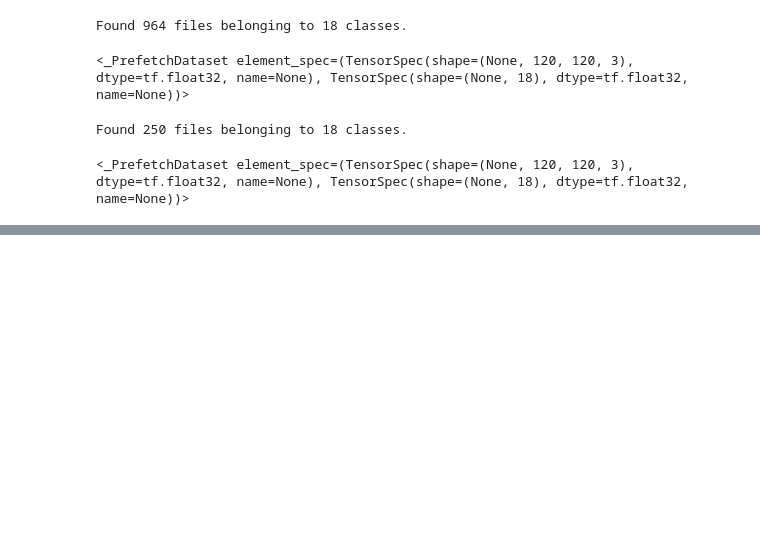
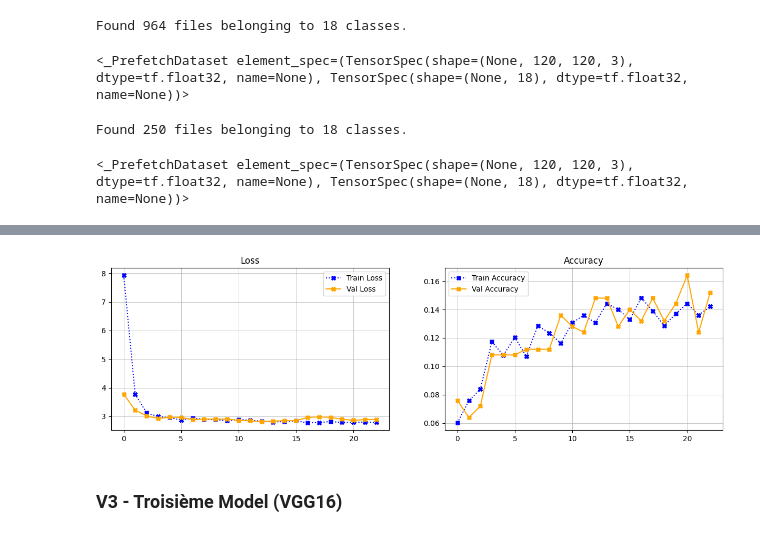
Before and after one commit to mtthibault/catchemall, a Jupyter notebook: notebooks/mo_computervision_models.ipynb, the cells around one changed output, grey strips where cells are left out. Drawn from its saved outputs; the diff is of its cells as text; code cells hidden in the pictures; blank space fills up the shorter version.

```diff
--- a/notebooks/mo_computervision_models.ipynb
+++ b/notebooks/mo_computervision_models.ipynb
@@ -676,0 +687,14 @@ plot_loss_accuracy(history)
+# %%
+data_augmentation = models.Sequential()
+data_augmentation.add(layers.RandomFlip("horizontal"))
+data_augmentation.add(layers.RandomZoom((0.1, 0.2)))
+data_augmentation.add(layers.RandomTranslation(0.2, 0.2))
+data_augmentation.add(layers.RandomRotation(0.1))
+# %%
+vgg16 = VGG16(weights = "imagenet",
+              include_top = False, # Exclude Hidden Dense Layers + Predictive Dense Layer
+              input_shape = (120, 120, 3))
+
+vgg16.trainable = False
+
+vgg16.summary()
@@ -676,0 +784,21 @@ plot_loss_accuracy(history)
+# %%
+MODEL = "second_model"
+
+# third_modelCheckpoint = callbacks.ModelCheckpoint("{}.h5".format(MODEL),
+#                                             monitor="val_loss",
+#                                             save_best_only = True)
+
+# third_LR_reducer = callbacks.ReduceLROnPlateau(patience = 3,
+#                                          monitor="val_loss",
+#                                          factor = 0.1,
+#                                          min_lr = 0
+#                                         )
+
+second_early_stopper = callbacks.EarlyStopping(patience = 10,
+                                        monitor="val_loss",
+                                        restore_best_weights=True)
+
+second_history = second_model.fit(train_ds,
+                          validation_data = val_ds,
+                          epochs = 30,
+                          callbacks = [second_early_stopper])
@@ -676,0 +823,6 @@ plot_loss_accuracy(history)
+# %%
+plot_loss_accuracy(second_history)
+# %% [output]
+[figure, added]
+# %% [markdown]
+### V3 - Troisième Model (VGG16)
```
Also changed, not shown: parts of 53 cells of this notebook.
